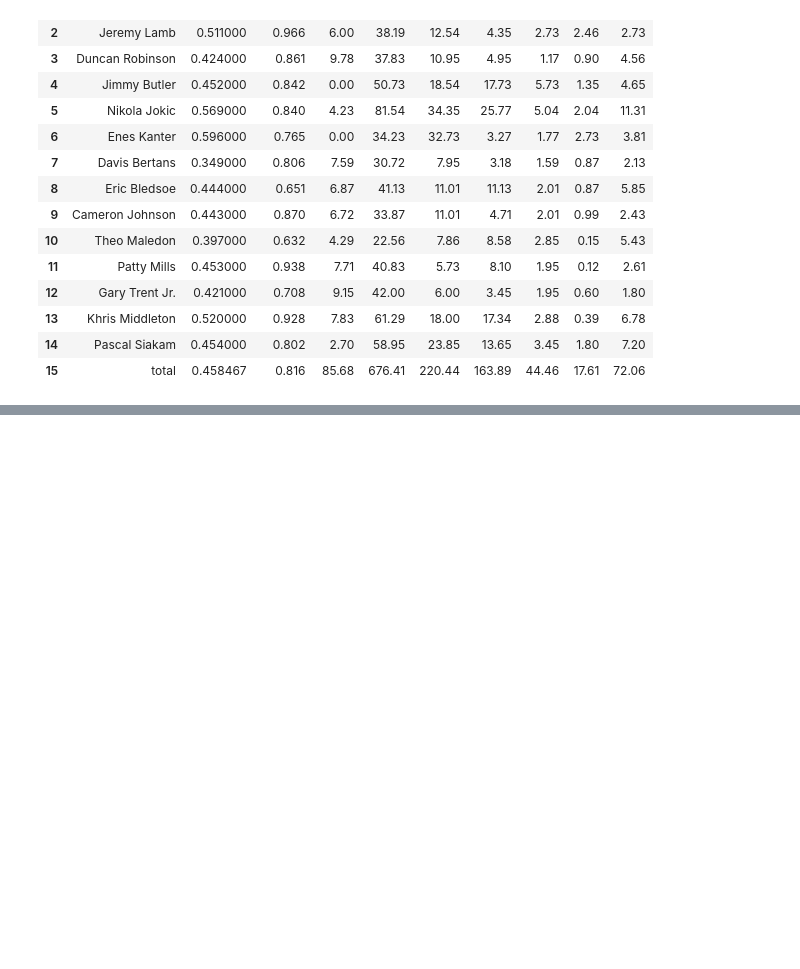
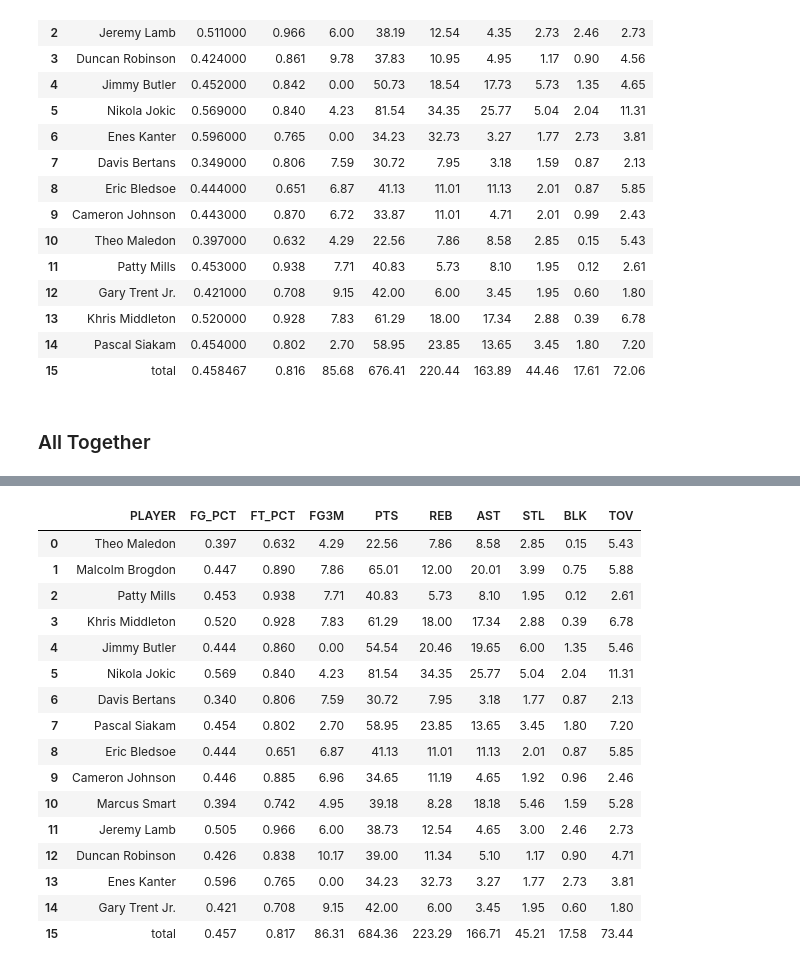
Before and after one commit to JaumeClave/waiver_wire_machine, a Jupyter notebook: notebooks/04_matchup_evaluator.ipynb, the cells around one changed output, grey strips where cells are left out. Saved outputs shown, nothing was run; the diff lists cells and outputs as text; code cells hidden in the pictures; blank space fills up the shorter version.

```diff
--- a/notebooks/04_matchup_evaluator.ipynb
+++ b/notebooks/04_matchup_evaluator.ipynb
@@ -123,7 +126,7 @@ def columns_to_dtype_float(dataframe):
             pass
     return dataframe
 
-def get_and_format_team_9cat(team, league):
+def get_and_format_team_9cat(team_dict, league):
     """
     Function first finds the teams 9cat averages by calling the *team_9cat_average_stats*
     function. It then filters to find the team mean and cleans and formats this single row
@@ -132,9 +135,9 @@ def get_and_format_team_9cat(team, league):
     param league (yahoo oauth object): yahoo authentication object
     returns team_9cat (dataframe): dataframe of team average 9cats
     """
-    team_9cat = af.team_9cat_average_stats(team, league)
+    team_9cat = af.team_9cat_average_stats(team_dict, league)
     team_9cat = team_9cat.loc[MEAN_ROW]
-    team_9cat[PLAYER_COLUMN] = team[NAME_KEY]
+    team_9cat[PLAYER_COLUMN] = team_dict[NAME_KEY]
     team_9cat = pd.DataFrame(team_9cat).T
     team_9cat.drop(PLAYER_COLUMN, inplace=True, axis=1)
     team_9cat = columns_to_dtype_float(team_9cat)
@@ -142,8 +145,8 @@ def get_and_format_team_9cat(team, league):
 
 def applymap_color_and_format(dataframe):
     """
-    Function takes a dataframe containing 9cat stat columns and returns a color coded and decimal
-    place formatted dataframe for visual ease.
+    Function takes a dataframe containing 9cat stat columns differneces and returns a color coded
+    and decimal place formatted dataframe for visual ease.
     param dataframe (pandas dataframe): dataframe to format
     returns dataframe (pandas dataframe): dataframe with formatted and colored values
     """
@@ -544,9 +547,13 @@ def get_player_games(team_game_counts_series, player_name_list):
     return player_games_dictionary (dictionary): key/value pairing of player names/games playing
     """
     player_games_dictionary = dict()
+    team_game_counts_dataframe = pd.DataFrame(team_game_counts_series)
+    team_game_counts_dataframe.reset_index(inplace=True)
+    team_game_counts_dataframe = team_game_counts_dataframe.replace("LA Clippers", "Los Angeles Clippers")
     for player in player_name_list:
         team = af.yahoo_player_team_and_jersey(player)[0]
-        player_games_dictionary[player] = team_game_counts_series[team]
+        player_games_dictionary[player] = \
+            team_game_counts_dataframe[team_game_counts_dataframe["index"] == team][0].iloc[0]
     return player_games_dictionary
 # %%
 tm = league.to_team(af.NUNN_OF_YALL_BETTA["team_key"])
@@ -664,0 +651,4 @@ dtype: int64
+# %%
+teams_playing_home_visitors = pd.DataFrame(teams_playing_home_visitors)
+teams_playing_home_visitors.reset_index(inplace=True)
+teams_playing_home_visitors
@@ -664,0 +673,3 @@ dtype: int64
+# %%
+teams_playing_home_visitors = teams_playing_home_visitors.replace("LA Clippers", "Los Angeles Clippers")
+teams_playing_home_visitors
@@ -879,3 +933,5 @@ get_teams_weekly_predicted_stats_pipeline(af.NUNN_OF_YALL_BETTA, week="current")
 | 13 | Khris Middleton | 0.520000 | 0.928 | 7.83 | 61.29 | 18.00 | 17.34 | 2.88 | 0.39 | 6.78 |
 | 14 | Pascal Siakam | 0.454000 | 0.802 | 2.70 | 58.95 | 23.85 | 13.65 | 3.45 | 1.80 | 7.20 |
 | 15 | total | 0.458467 | 0.816 | 85.68 | 676.41 | 220.44 | 163.89 | 44.46 | 17.61 | 72.06 |
+# %% [markdown]
+### All Together
@@ -881,0 +1243,5 @@ get_teams_weekly_predicted_stats_pipeline(af.NUNN_OF_YALL_BETTA, week="current")
+# %%
+nunn_of_yall_betta_weekly_stats = get_teams_weekly_predicted_stats_pipeline(af.NUNN_OF_YALL_BETTA,
+                                                               week="current")
+nunn_of_yall_betta_weekly_stats
+# %% [output]
@@ -881,0 +1265,17 @@ get_teams_weekly_predicted_stats_pipeline(af.NUNN_OF_YALL_BETTA, week="current")
+|  | PLAYER | FG_PCT | FT_PCT | FG3M | PTS | REB | AST | STL | BLK | TOV |
+| 0 | Theo Maledon | 0.397 | 0.632 | 4.29 | 22.56 | 7.86 | 8.58 | 2.85 | 0.15 | 5.43 |
+| 1 | Malcolm Brogdon | 0.447 | 0.890 | 7.86 | 65.01 | 12.00 | 20.01 | 3.99 | 0.75 | 5.88 |
+| 2 | Patty Mills | 0.453 | 0.938 | 7.71 | 40.83 | 5.73 | 8.10 | 1.95 | 0.12 | 2.61 |
+| 3 | Khris Middleton | 0.520 | 0.928 | 7.83 | 61.29 | 18.00 | 17.34 | 2.88 | 0.39 | 6.78 |
+| 4 | Jimmy Butler | 0.444 | 0.860 | 0.00 | 54.54 | 20.46 | 19.65 | 6.00 | 1.35 | 5.46 |
+| 5 | Nikola Jokic | 0.569 | 0.840 | 4.23 | 81.54 | 34.35 | 25.77 | 5.04 | 2.04 | 11.31 |
+| 6 | Davis Bertans | 0.340 | 0.806 | 7.59 | 30.72 | 7.95 | 3.18 | 1.77 | 0.87 | 2.13 |
+| 7 | Pascal Siakam | 0.454 | 0.802 | 2.70 | 58.95 | 23.85 | 13.65 | 3.45 | 1.80 | 7.20 |
+| 8 | Eric Bledsoe | 0.444 | 0.651 | 6.87 | 41.13 | 11.01 | 11.13 | 2.01 | 0.87 | 5.85 |
+| 9 | Cameron Johnson | 0.446 | 0.885 | 6.96 | 34.65 | 11.19 | 4.65 | 1.92 | 0.96 | 2.46 |
+| 10 | Marcus Smart | 0.394 | 0.742 | 4.95 | 39.18 | 8.28 | 18.18 | 5.46 | 1.59 | 5.28 |
+| 11 | Jeremy Lamb | 0.505 | 0.966 | 6.00 | 38.73 | 12.54 | 4.65 | 3.00 | 2.46 | 2.73 |
+| 12 | Duncan Robinson | 0.426 | 0.838 | 10.17 | 39.00 | 11.34 | 5.10 | 1.17 | 0.90 | 4.71 |
+| 13 | Enes Kanter | 0.596 | 0.765 | 0.00 | 34.23 | 32.73 | 3.27 | 1.77 | 2.73 | 3.81 |
+| 14 | Gary Trent Jr. | 0.421 | 0.708 | 9.15 | 42.00 | 6.00 | 3.45 | 1.95 | 0.60 | 1.80 |
+| 15 | total | 0.457 | 0.817 | 86.31 | 684.36 | 223.29 | 166.71 | 45.21 | 17.58 | 73.44 |
```
Also changed, not shown: parts of 35 cells of this notebook.
